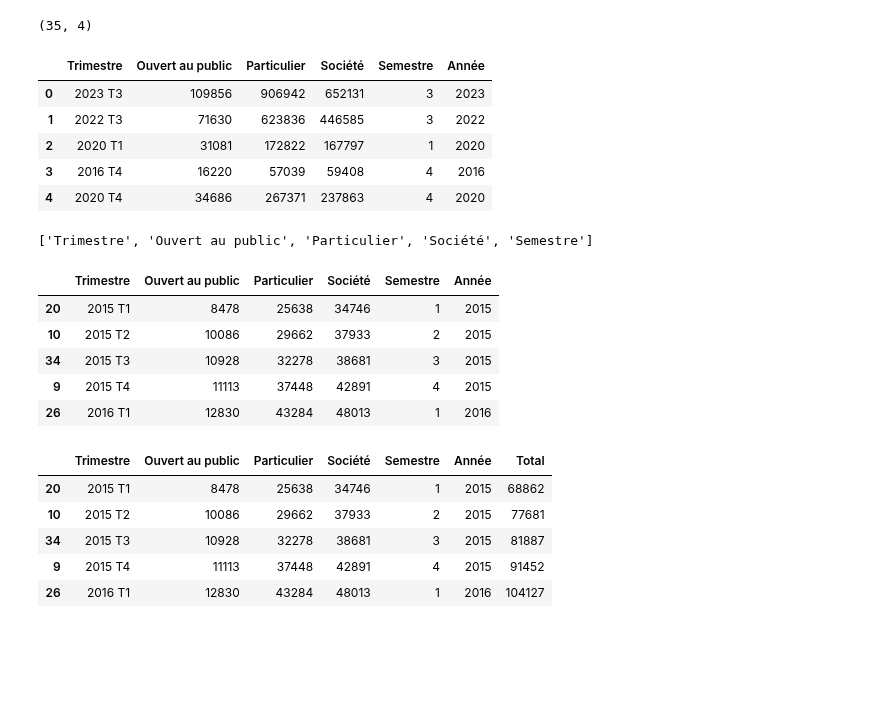
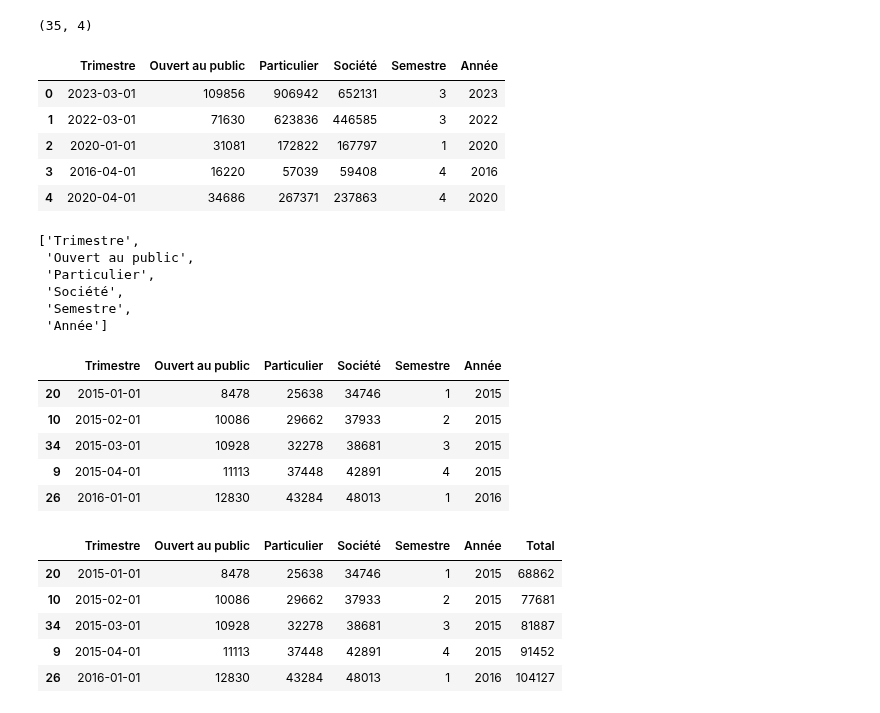
Before and after one commit to antoine-palazz/PyCar, a Jupyter notebook: notebooks/predict_bornes.ipynb, the cells around one changed output. Saved outputs shown, nothing was run; the diff lists cells and outputs as text; code cells hidden in the pictures; blank space fills up the shorter version.

```diff
--- a/notebooks/predict_bornes.ipynb
+++ b/notebooks/predict_bornes.ipynb
@@ -23,38 +26,50 @@ df.shape
 # %%
 def transform_col1(row):
     year = row.split(' ')[0]
     return year
 
 def transform_col2(row):
     sem = row.split('T')[1]
     return sem
 
 
 df['Semestre'] = df['Trimestre'].apply(transform_col2)
+df['Année'] = df['Trimestre'].apply(transform_col1)
 
-df['Année'] = df['Trimestre'].apply(transform_col1)
+def transform_col3(row):
+    row = row.split('T')
+    year = row[0]
+    sem_nb = row[1]
+    return year + 'Q' + sem_nb
+df['Trimestre'] = df['Trimestre'].apply(transform_col3)
+df['Trimestre'] = pd.to_datetime(df['Trimestre'], format='%Y Q%m')
 df.head()
 # %% [output]
 |  | Trimestre | Ouvert au public | Particulier | Société | Semestre | Année |
-| 0 | 2023 T3 | 109856 | 906942 | 652131 | 3 | 2023 |
-| 1 | 2022 T3 | 71630 | 623836 | 446585 | 3 | 2022 |
-| 2 | 2020 T1 | 31081 | 172822 | 167797 | 1 | 2020 |
-| 3 | 2016 T4 | 16220 | 57039 | 59408 | 4 | 2016 |
-| 4 | 2020 T4 | 34686 | 267371 | 237863 | 4 | 2020 |
+| 0 | 2023-03-01 | 109856 | 906942 | 652131 | 3 | 2023 |
+| 1 | 2022-03-01 | 71630 | 623836 | 446585 | 3 | 2022 |
+| 2 | 2020-01-01 | 31081 | 172822 | 167797 | 1 | 2020 |
+| 3 | 2016-04-01 | 16220 | 57039 | 59408 | 4 | 2016 |
+| 4 | 2020-04-01 | 34686 | 267371 | 237863 | 4 | 2020 |
 # %%
 list(df.columns)
 # %% [output]
-['Trimestre', 'Ouvert au public', 'Particulier', 'Société', 'Semestre']
+['Trimestre',
+ 'Ouvert au public',
+ 'Particulier',
+ 'Société',
+ 'Semestre',
+ 'Année']
 # %%
 df.sort_values(by = ['Année', 'Semestre'], inplace = True)
 df.head()
 # %% [output]
 |  | Trimestre | Ouvert au public | Particulier | Société | Semestre | Année |
-| 20 | 2015 T1 | 8478 | 25638 | 34746 | 1 | 2015 |
-| 10 | 2015 T2 | 10086 | 29662 | 37933 | 2 | 2015 |
-| 34 | 2015 T3 | 10928 | 32278 | 38681 | 3 | 2015 |
-| 9 | 2015 T4 | 11113 | 37448 | 42891 | 4 | 2015 |
-| 26 | 2016 T1 | 12830 | 43284 | 48013 | 1 | 2016 |
+| 20 | 2015-01-01 | 8478 | 25638 | 34746 | 1 | 2015 |
+| 10 | 2015-02-01 | 10086 | 29662 | 37933 | 2 | 2015 |
+| 34 | 2015-03-01 | 10928 | 32278 | 38681 | 3 | 2015 |
+| 9 | 2015-04-01 | 11113 | 37448 | 42891 | 4 | 2015 |
+| 26 | 2016-01-01 | 12830 | 43284 | 48013 | 1 | 2016 |
 # %%
 def total(dataframe):
     dataframe['Total'] = dataframe['Ouvert au public'] + dataframe['Particulier'] + dataframe['Société']
@@ -64,11 +79,11 @@ df = total(df)
 df.head()
 # %% [output]
 |  | Trimestre | Ouvert au public | Particulier | Société | Semestre | Année | Total |
-| 20 | 2015 T1 | 8478 | 25638 | 34746 | 1 | 2015 | 68862 |
-| 10 | 2015 T2 | 10086 | 29662 | 37933 | 2 | 2015 | 77681 |
-| 34 | 2015 T3 | 10928 | 32278 | 38681 | 3 | 2015 | 81887 |
-| 9 | 2015 T4 | 11113 | 37448 | 42891 | 4 | 2015 | 91452 |
-| 26 | 2016 T1 | 12830 | 43284 | 48013 | 1 | 2016 | 104127 |
+| 20 | 2015-01-01 | 8478 | 25638 | 34746 | 1 | 2015 | 68862 |
+| 10 | 2015-02-01 | 10086 | 29662 | 37933 | 2 | 2015 | 77681 |
+| 34 | 2015-03-01 | 10928 | 32278 | 38681 | 3 | 2015 | 81887 |
+| 9 | 2015-04-01 | 11113 | 37448 | 42891 | 4 | 2015 | 91452 |
+| 26 | 2016-01-01 | 12830 | 43284 | 48013 | 1 | 2016 | 104127 |
 # %%
 for col in ['Ouvert au public', 'Particulier', 'Société', 'Total']:
     plt.figure(figsize = (12,8))
```
Also changed, not shown: parts of 8 cells of this notebook.
